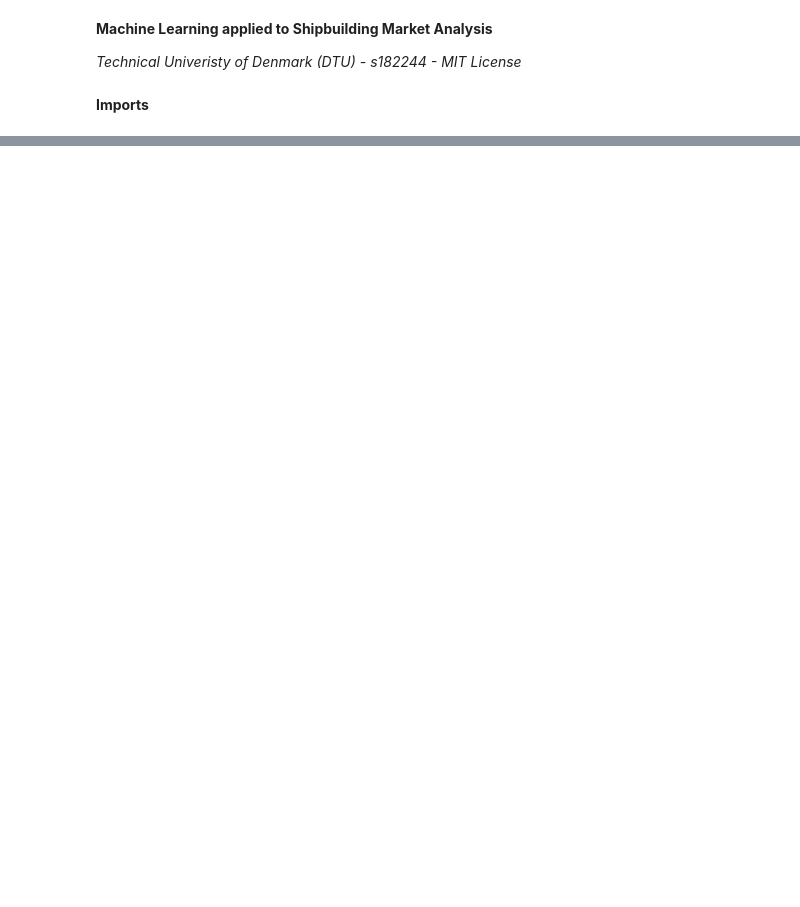
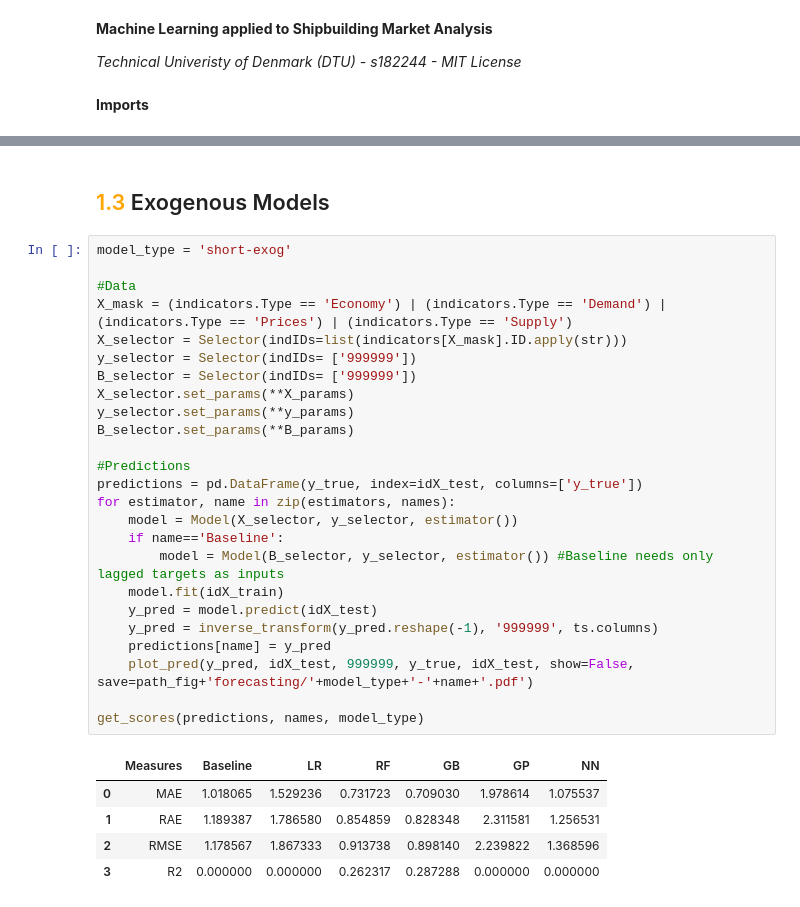
Before and after one commit to s182244/shipbuilding, a Jupyter notebook: forecasting.ipynb, the cells around one changed output, grey strips where cells are left out. Saved outputs shown, nothing was run; the diff lists cells and outputs as text; blank space fills up the shorter version.

```diff
--- a/forecasting.ipynb
+++ b/forecasting.ipynb
@@ -166,0 +97,33 @@ plot_pred(y_pred, idX_test, 999999, y_true, idX_test, show=True, save=path_fig+'
+# %% [markdown]
+## <font color=orange> 1.3 </font> Exogenous Models
+# %%
+model_type = 'short-exog'
+
+#Data
+X_mask = (indicators.Type == 'Economy') | (indicators.Type == 'Demand') | (indicators.Type == 'Prices') | (indicators.Type == 'Supply')
+X_selector = Selector(indIDs=list(indicators[X_mask].ID.apply(str)))
+y_selector = Selector(indIDs= ['999999'])
+B_selector = Selector(indIDs= ['999999'])
+X_selector.set_params(**X_params)
+y_selector.set_params(**y_params)
+B_selector.set_params(**B_params)
+
+#Predictions
+predictions = pd.DataFrame(y_true, index=idX_test, columns=['y_true'])
+for estimator, name in zip(estimators, names):
+    model = Model(X_selector, y_selector, estimator())
+    if name=='Baseline':
+        model = Model(B_selector, y_selector, estimator()) #Baseline needs only lagged targets as inputs
+    model.fit(idX_train)
+    y_pred = model.predict(idX_test)
+    y_pred = inverse_transform(y_pred.reshape(-1), '999999', ts.columns)
+    predictions[name] = y_pred
+    plot_pred(y_pred, idX_test, 999999, y_true, idX_test, show=False, save=path_fig+'forecasting/'+model_type+'-'+name+'.pdf')
+
+get_scores(predictions, names, model_type)
+# %% [output]
+|  | Measures | Baseline | LR | RF | GB | GP | NN |
+| 0 | MAE | 1.018065 | 1.529236 | 0.731723 | 0.709030 | 1.978614 | 1.075537 |
+| 1 | RAE | 1.189387 | 1.786580 | 0.854859 | 0.828348 | 2.311581 | 1.256531 |
+| 2 | RMSE | 1.178567 | 1.867333 | 0.913738 | 0.898140 | 2.239822 | 1.368596 |
+| 3 | R2 | 0.000000 | 0.000000 | 0.262317 | 0.287288 | 0.000000 | 0.000000 |
```
Also changed, not shown: parts of 46 cells of this notebook, 2 other files.
